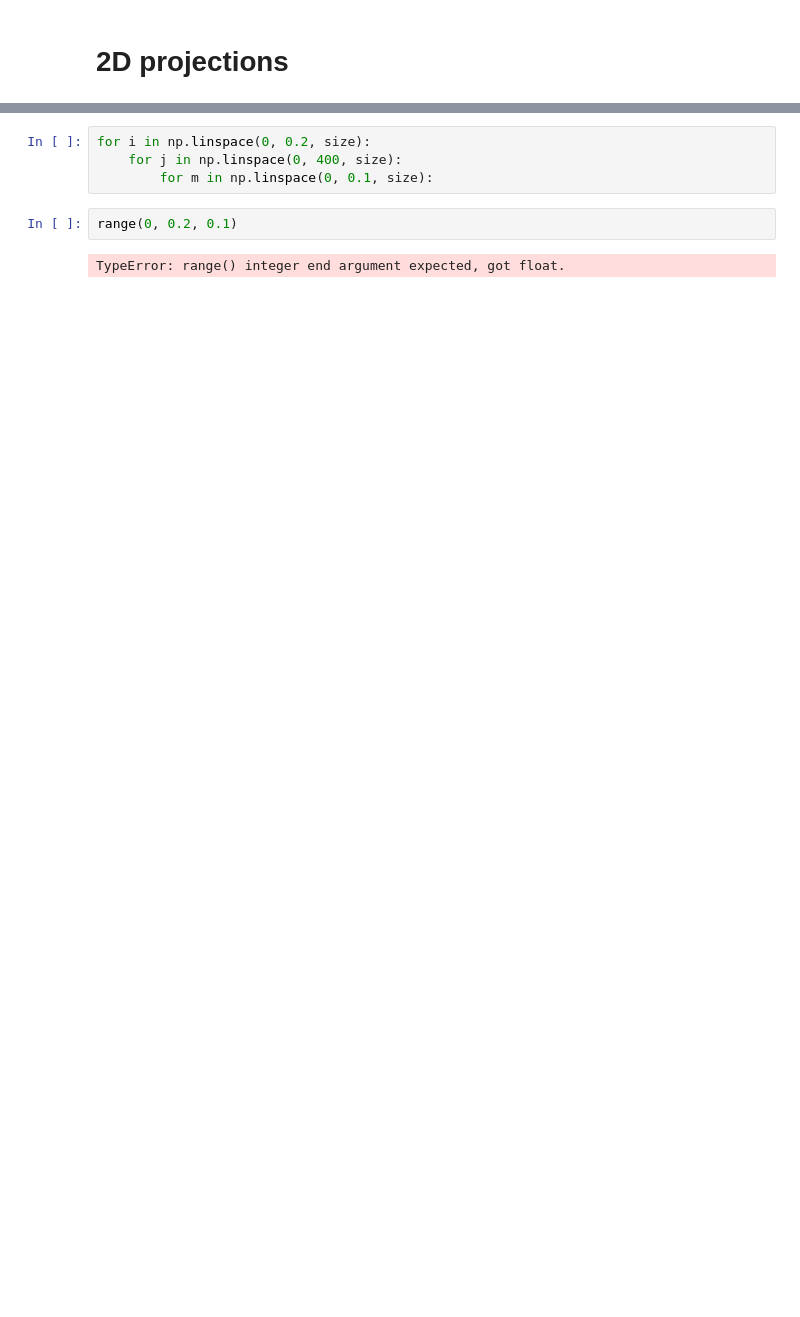
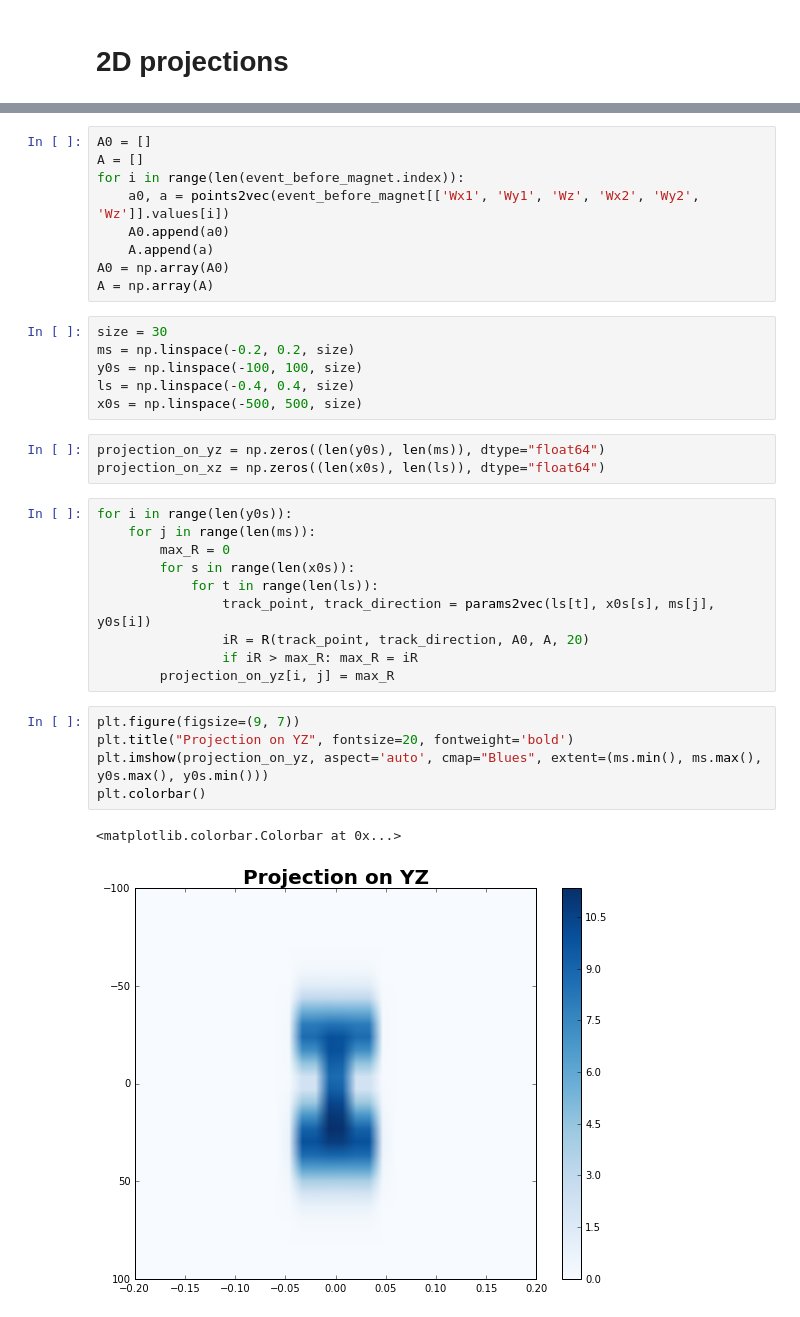
Before and after one commit to hushchyn-mikhail/ship_tracking_summer2016, a Jupyter notebook: notebooks/Retina_demonstration.ipynb, the cells around one changed output, grey strips where cells are left out. Drawn from its saved outputs; the diff is of its cells as text; blank space fills up the shorter version.

```diff
--- a/notebooks/Retina_demonstration.ipynb
+++ b/notebooks/Retina_demonstration.ipynb
@@ -139,8 +225,36 @@ grid = np.ndarray(shape=(size, size, size, size), dtype='float64')
+# %%
+A0 = []
+A = []
+for i in range(len(event_before_magnet.index)):
+    a0, a = points2vec(event_before_magnet[['Wx1', 'Wy1', 'Wz', 'Wx2', 'Wy2', 'Wz']].values[i])
+    A0.append(a0)
+    A.append(a)
+A0 = np.array(A0)
+A = np.array(A)
 # %%
-for i in np.linspace(0, 0.2, size):
-    for j in np.linspace(0, 400, size):
-        for m in np.linspace(0, 0.1, size):
+size = 30
+ms = np.linspace(-0.2, 0.2, size)
+y0s = np.linspace(-100, 100, size)
+ls = np.linspace(-0.4, 0.4, size)
+x0s = np.linspace(-500, 500, size)
-# %%
-range(0, 0.2, 0.1)
-# %% [output]
-TypeError: range() integer end argument expected, got float.
+# %%
+projection_on_yz = np.zeros((len(y0s), len(ms)), dtype="float64")
+projection_on_xz = np.zeros((len(x0s), len(ls)), dtype="float64")
+# %%
+for i in range(len(y0s)):
+    for j in range(len(ms)):
+        max_R = 0
+        for s in range(len(x0s)):
+            for t in range(len(ls)):
+                track_point, track_direction = params2vec(ls[t], x0s[s], ms[j], y0s[i])
+                iR = R(track_point, track_direction, A0, A, 20)
+                if iR > max_R: max_R = iR
+        projection_on_yz[i, j] = max_R
+# %%
+plt.figure(figsize=(9, 7))
+plt.title("Projection on YZ", fontsize=20, fontweight='bold')
+plt.imshow(projection_on_yz, aspect='auto', cmap="Blues", extent=(ms.min(), ms.max(), y0s.max(), y0s.min()))
+plt.colorbar()
+# %% [output]
+<matplotlib.colorbar.Colorbar at 0x...>
+[figure, added]
```
Also changed, not shown: parts of 22 cells of this notebook.
